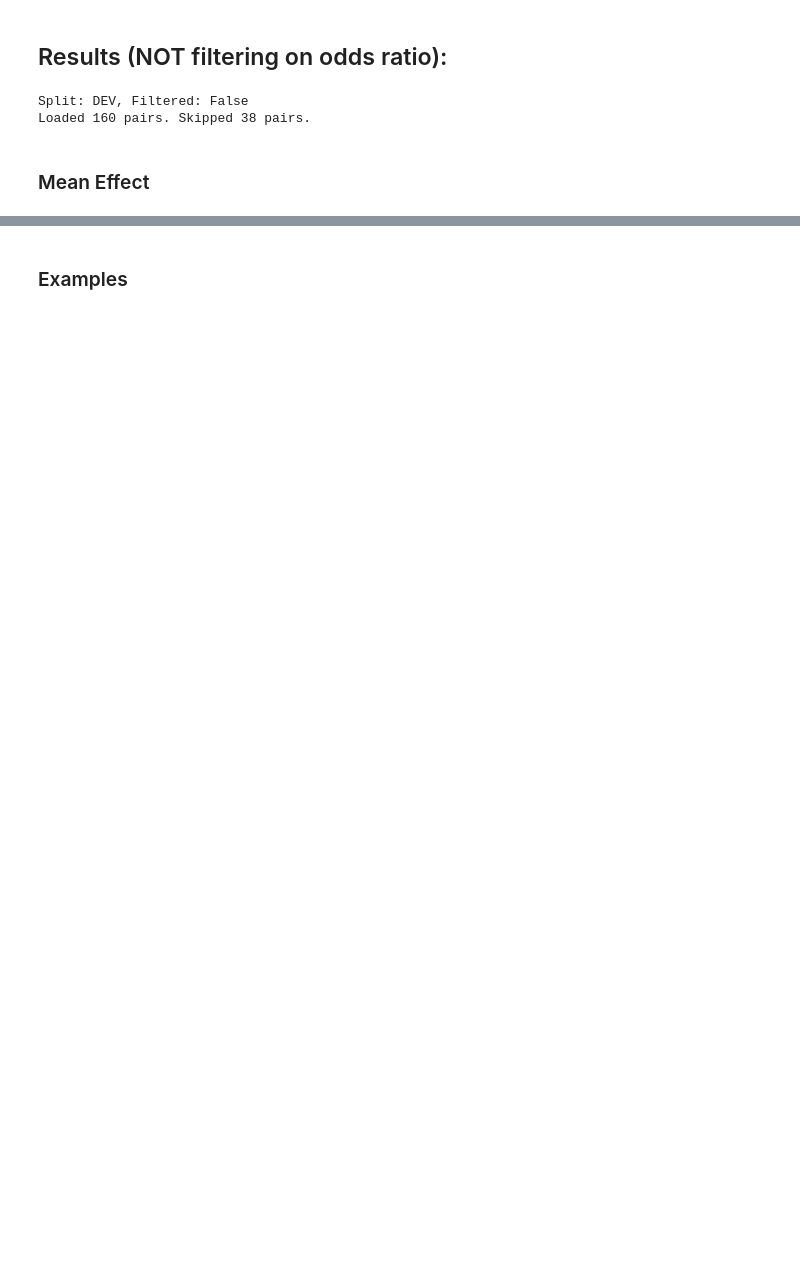
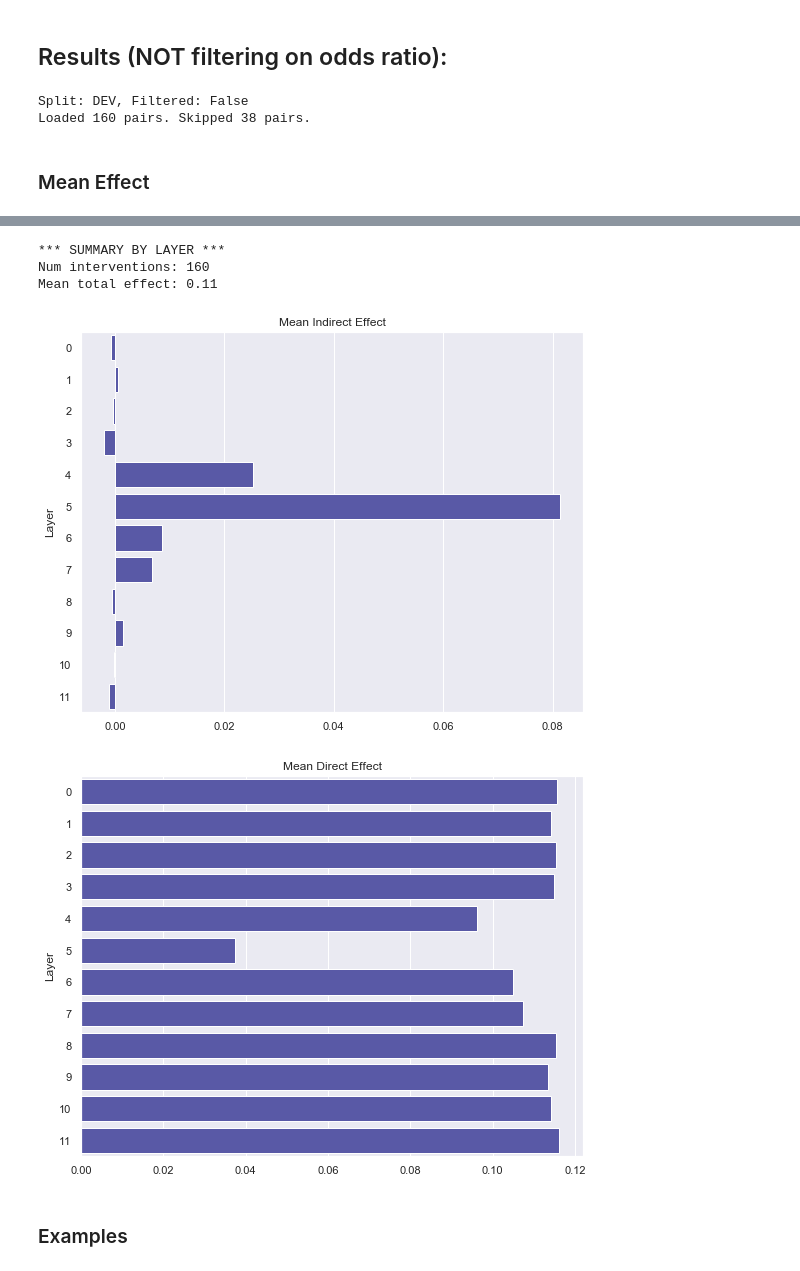
Before and after one commit to mattf1n/lm-intervention, a Jupyter notebook: winobias_attn_intervention.ipynb, the cells around one changed output, grey strips where cells are left out. Cells and saved outputs as stored; diff of their text form; code cells hidden in the pictures; blank space fills up the shorter version.

```diff
--- a/winobias_attn_intervention.ipynb
+++ b/winobias_attn_intervention.ipynb
@@ -51,3 +51,11 @@ Top 10 heads:
+# %%
+report_interventions_summary_by_layer(results)
+# %% [output]
+*** SUMMARY BY LAYER ***
+Num interventions: 160
+Mean total effect: 0.11
+[figure, added]
+[figure, added]
 # %% [markdown]
 ### Examples
 # %%
```
Also changed, not shown: parts of 8 cells of this notebook, 6 other files.
